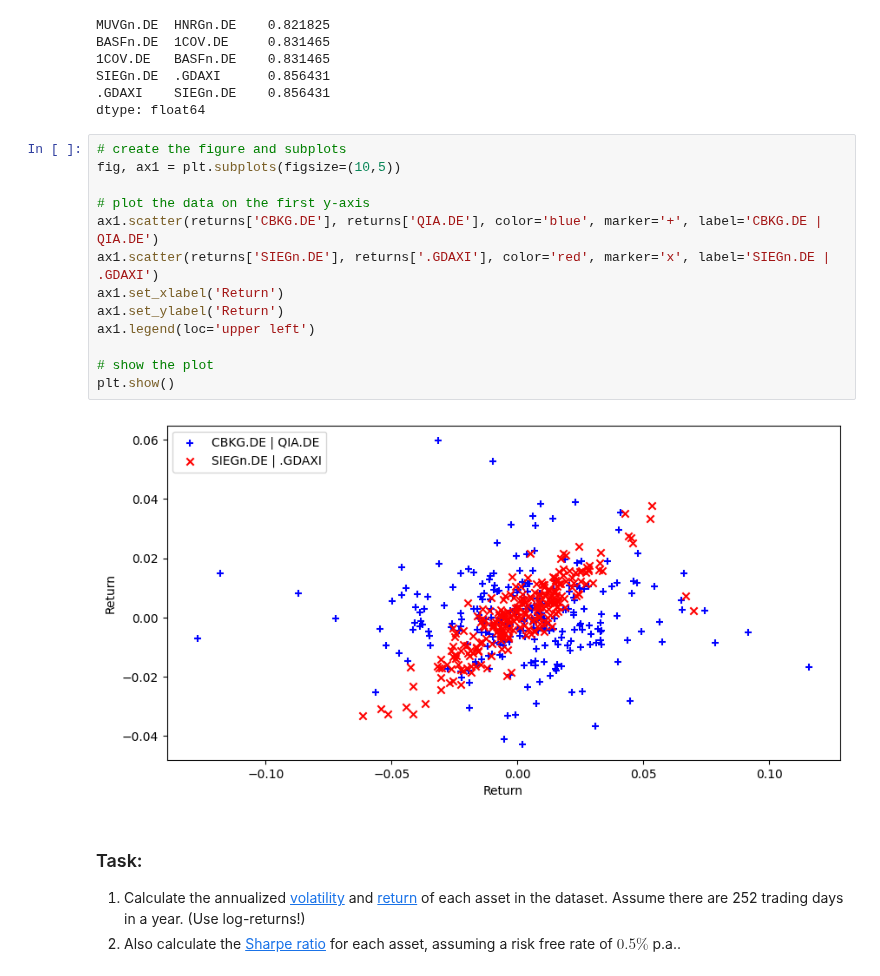
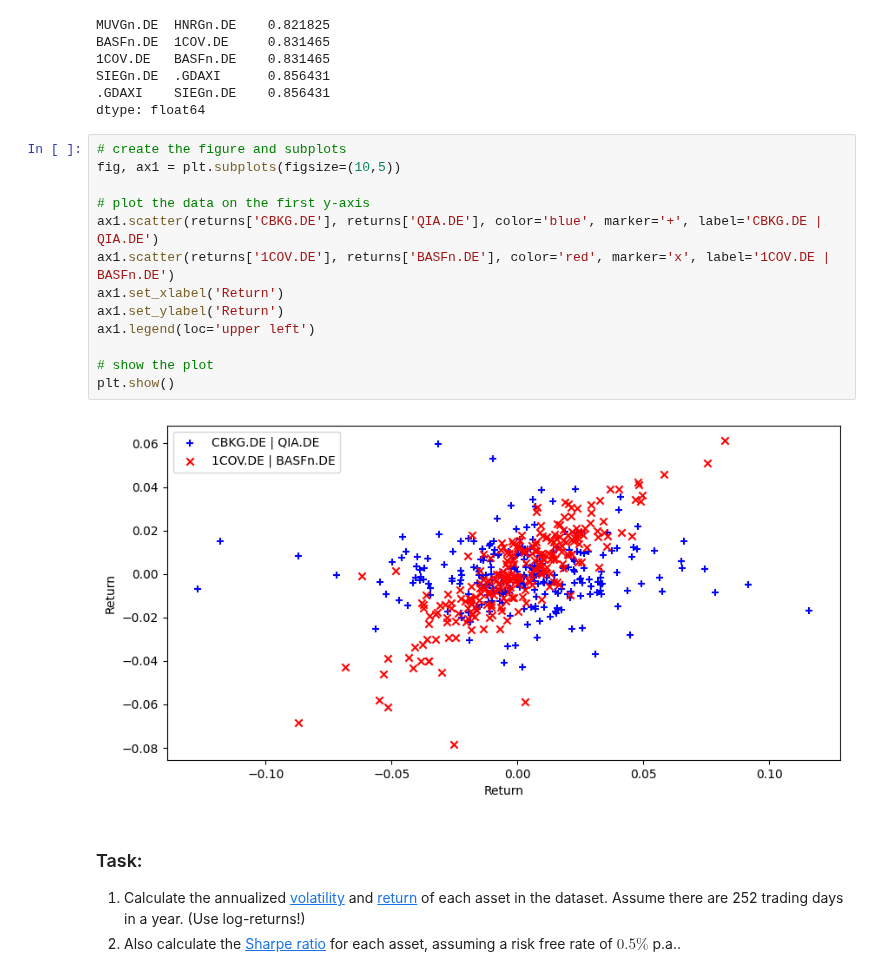
Before and after one commit to iwh-halle/FinancialDataAnalytics, a Jupyter notebook: homework/02_python_solutions.ipynb, the cells around one changed output. Saved outputs shown, nothing was run; the diff lists cells and outputs as text.

```diff
--- a/homework/02_python_solutions.ipynb
+++ b/homework/02_python_solutions.ipynb
@@ -270,18 +270,18 @@ dtype: float64
 # %%
 # create the figure and subplots
 fig, ax1 = plt.subplots(figsize=(10,5))
 
 # plot the data on the first y-axis
 ax1.scatter(returns['CBKG.DE'], returns['QIA.DE'], color='blue', marker='+', label='CBKG.DE | QIA.DE')
-ax1.scatter(returns['SIEGn.DE'], returns['.GDAXI'], color='red', marker='x', label='SIEGn.DE | .GDAXI')
+ax1.scatter(returns['1COV.DE'], returns['BASFn.DE'], color='red', marker='x', label='1COV.DE | BASFn.DE')
 ax1.set_xlabel('Return')
 ax1.set_ylabel('Return')
 ax1.legend(loc='upper left')
 
 # show the plot
 plt.show()
 # %% [output]
-[figure, old version]
+[figure, new version]
 # %% [markdown]
 ### Task:
 
```
Also changed, not shown: 1 other file.
